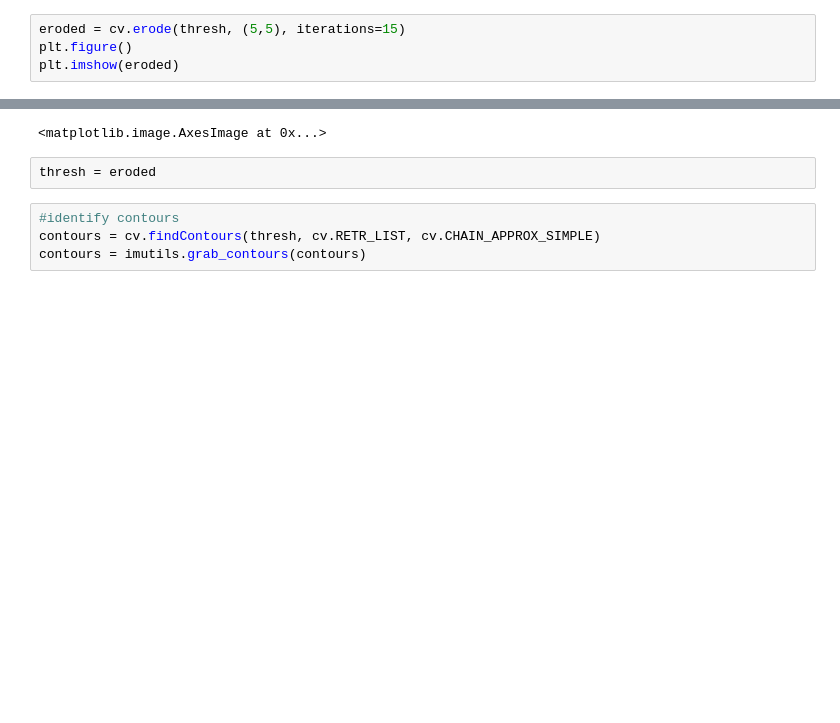
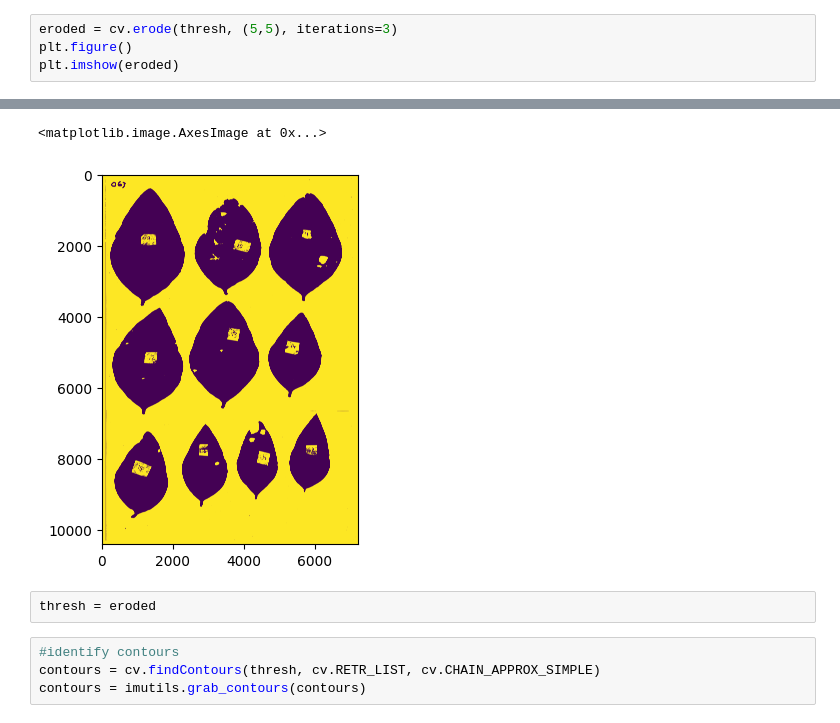
Before and after one commit to aquinon3/LeafShapeAnalysis, a Jupyter notebook: LeafAnalysisV3.ipynb, the cells around one changed output, grey strips where cells are left out. Cells and saved outputs as stored; diff of their text form; blank space fills up the shorter version.

```diff
--- a/LeafAnalysisV3.ipynb
+++ b/LeafAnalysisV3.ipynb
@@ -44,5 +40,5 @@ plt.imshow(thresh, cmap="gray")
 # %%
-eroded = cv.erode(thresh, (5,5), iterations=15)
+eroded = cv.erode(thresh, (5,5), iterations=3)
 plt.figure()
 plt.imshow(eroded)
 # %% [output]
@@ -51,4 +45,5 @@ plt.imshow(eroded)
 <matplotlib.image.AxesImage at 0x...>
+[figure, added]
 # %%
 thresh = eroded
 # %%
```
Also changed, not shown: parts of 9 cells of this notebook, 5 other files.
